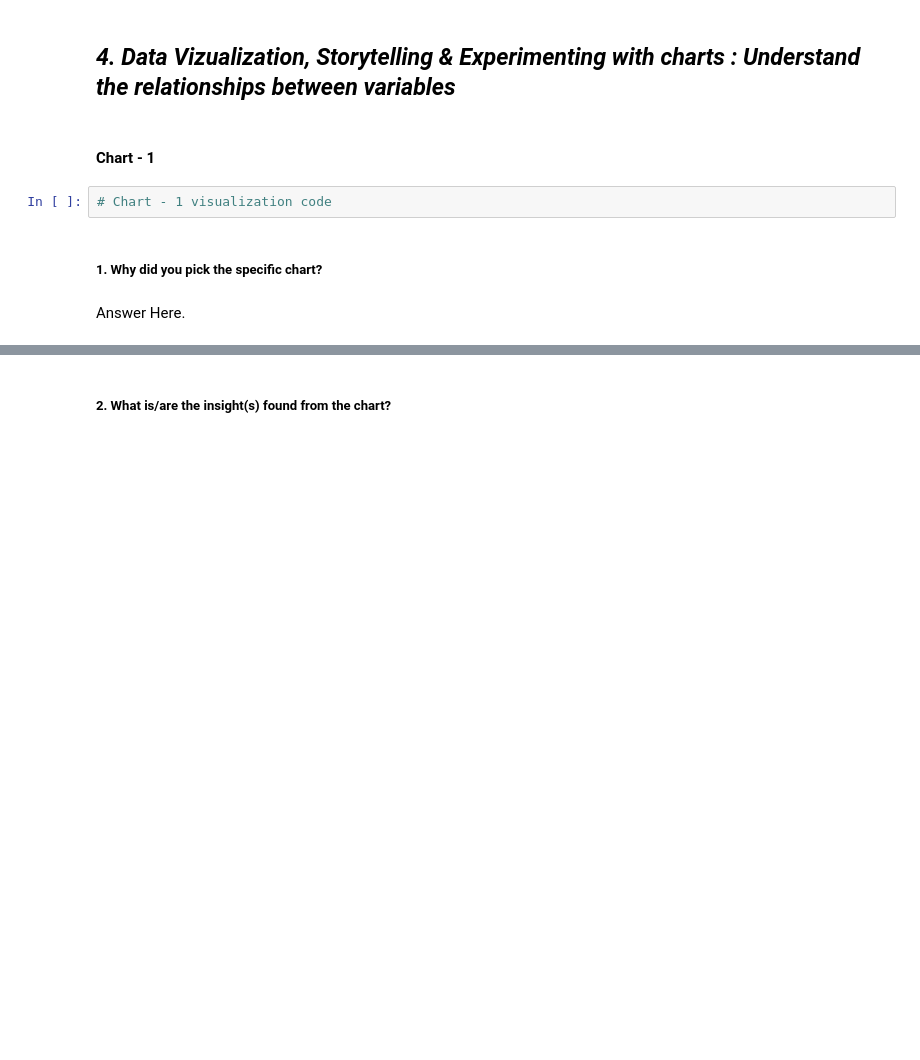
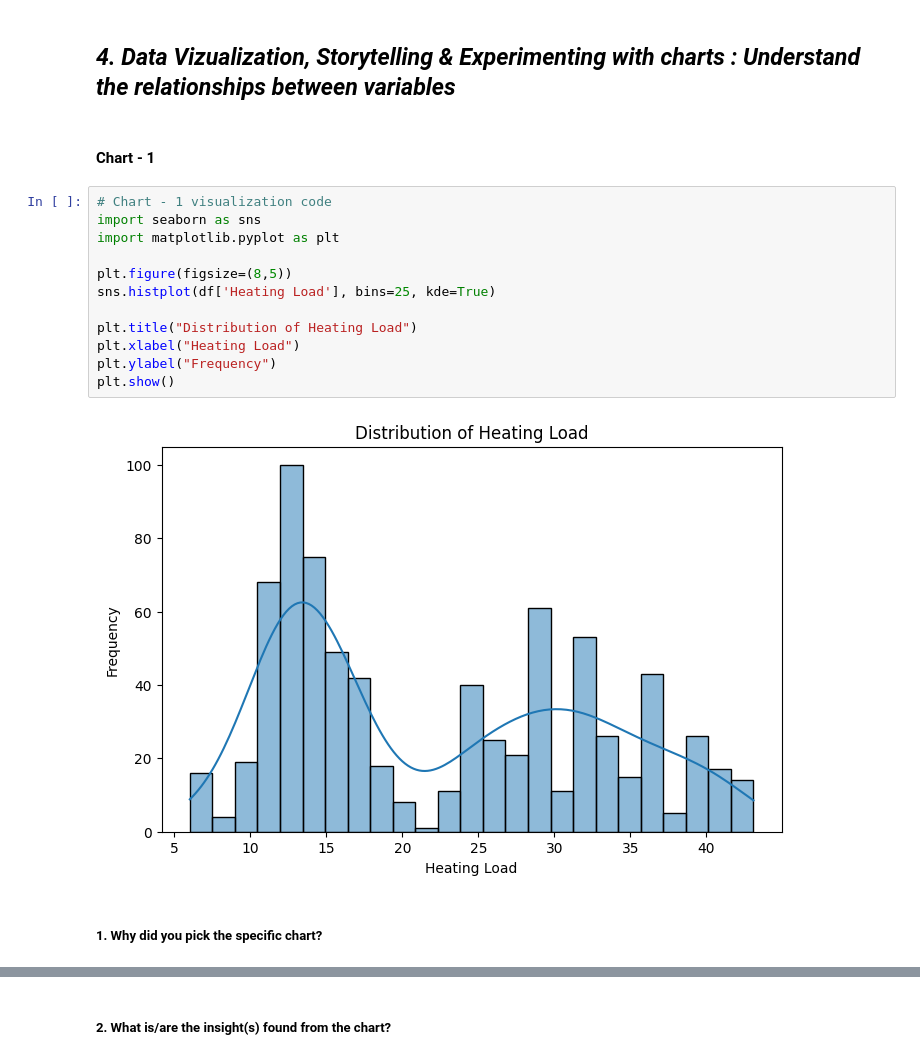
Before and after one commit to sanyam092006/ml_new, a Jupyter notebook: Copy_of_Sample_ML_Submission_Template_new.ipynb, the cells around one changed output, grey strips where cells are left out. Cells and saved outputs as stored; diff of their text form; blank space fills up the shorter version.

```diff
--- a/Copy_of_Sample_ML_Submission_Template_new.ipynb
+++ b/Copy_of_Sample_ML_Submission_Template_new.ipynb
@@ -185,9 +185,19 @@ Answer Here.
 ## ***4. Data Vizualization, Storytelling & Experimenting with charts : Understand the relationships between variables***
 # %% [markdown]
 #### Chart - 1
-# %%
-# Chart - 1 visualization code
+# %%
+# Chart - 1 visualization code
+import seaborn as sns
+import matplotlib.pyplot as plt
+
+plt.figure(figsize=(8,5))
+sns.histplot(df['Heating Load'], bins=25, kde=True)
+
+plt.title("Distribution of Heating Load")
+plt.xlabel("Heating Load")
+plt.ylabel("Frequency")
+plt.show()
+# %% [output]
+[figure, added]
 # %% [markdown]
 ##### 1. Why did you pick the specific chart?
-# %% [markdown]
-Answer Here.
```
Also changed, not shown: parts of 61 cells of this notebook.
